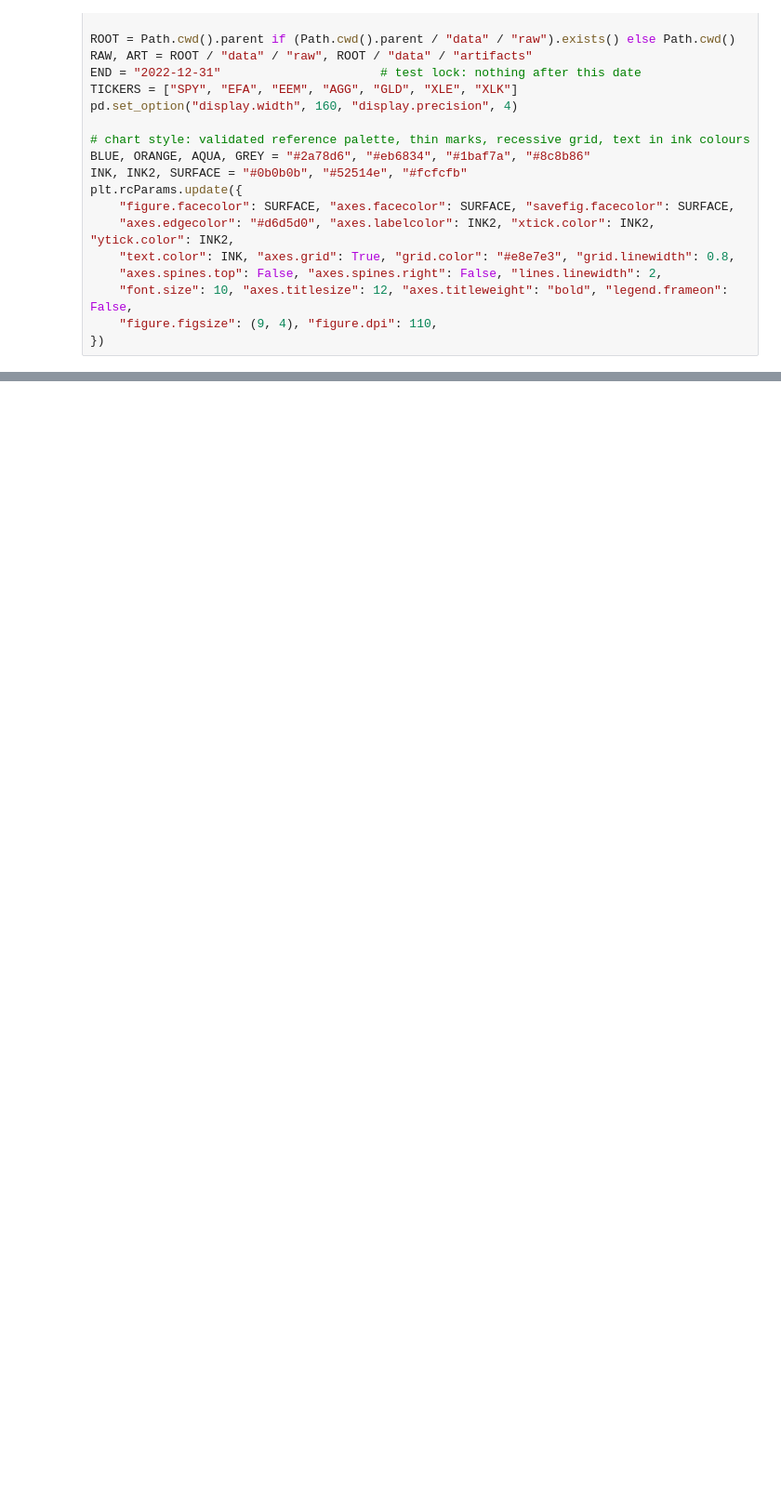
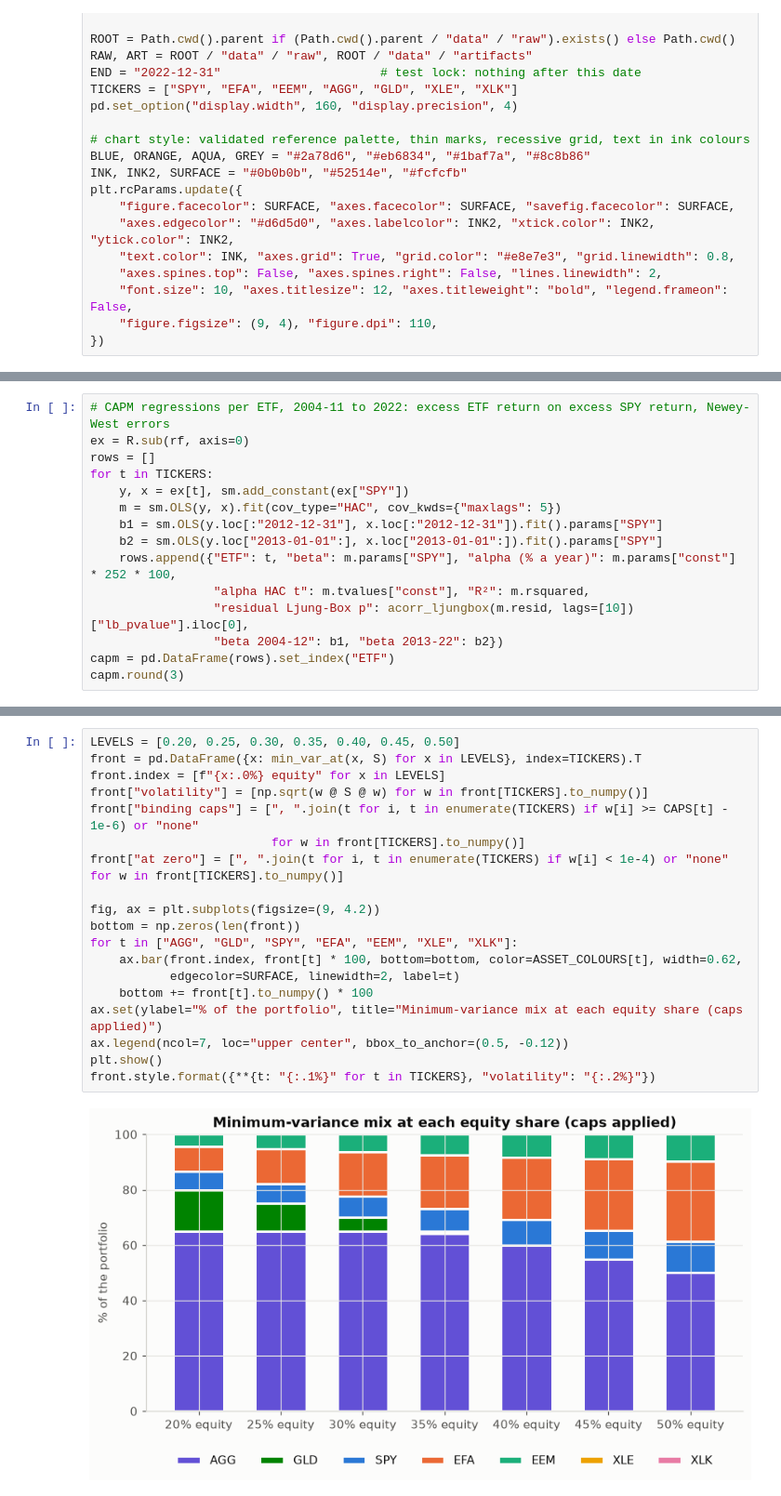
Before and after one commit to Pasidu-Mihiranga/QuantEdge, a Jupyter notebook: notebooks/02_portfolio_frontier.ipynb, the cells around one changed output, grey strips where cells are left out. Shown at 93% size. Saved outputs shown, nothing was run; the diff lists cells and outputs as text; blank space fills up the shorter version.

```diff
--- a/notebooks/02_portfolio_frontier.ipynb
+++ b/notebooks/02_portfolio_frontier.ipynb
@@ -123,0 +127,15 @@ Compare your KPIs with `data/artifacts/portfolio_scorecard_val.parquet` for the
+# %%
+# CAPM regressions per ETF, 2004-11 to 2022: excess ETF return on excess SPY return, Newey-West errors
+ex = R.sub(rf, axis=0)
+rows = []
+for t in TICKERS:
+    y, x = ex[t], sm.add_constant(ex["SPY"])
+    m = sm.OLS(y, x).fit(cov_type="HAC", cov_kwds={"maxlags": 5})
+    b1 = sm.OLS(y.loc[:"2012-12-31"], x.loc[:"2012-12-31"]).fit().params["SPY"]
+    b2 = sm.OLS(y.loc["2013-01-01":], x.loc["2013-01-01":]).fit().params["SPY"]
+    rows.append({"ETF": t, "beta": m.params["SPY"], "alpha (% a year)": m.params["const"] * 252 * 100,
+                 "alpha HAC t": m.tvalues["const"], "R²": m.rsquared,
+                 "residual Ljung-Box p": acorr_ljungbox(m.resid, lags=[10])["lb_pvalue"].iloc[0],
+                 "beta 2004-12": b1, "beta 2013-22": b2})
+capm = pd.DataFrame(rows).set_index("ETF")
+capm.round(3)
@@ -123,0 +159,21 @@ Compare your KPIs with `data/artifacts/portfolio_scorecard_val.parquet` for the
+# %%
+LEVELS = [0.20, 0.25, 0.30, 0.35, 0.40, 0.45, 0.50]
+front = pd.DataFrame({x: min_var_at(x, S) for x in LEVELS}, index=TICKERS).T
+front.index = [f"{x:.0%} equity" for x in LEVELS]
+front["volatility"] = [np.sqrt(w @ S @ w) for w in front[TICKERS].to_numpy()]
+front["binding caps"] = [", ".join(t for i, t in enumerate(TICKERS) if w[i] >= CAPS[t] - 1e-6) or "none"
+                         for w in front[TICKERS].to_numpy()]
+front["at zero"] = [", ".join(t for i, t in enumerate(TICKERS) if w[i] < 1e-4) or "none" for w in front[TICKERS].to_numpy()]
+
+fig, ax = plt.subplots(figsize=(9, 4.2))
+bottom = np.zeros(len(front))
+for t in ["AGG", "GLD", "SPY", "EFA", "EEM", "XLE", "XLK"]:
+    ax.bar(front.index, front[t] * 100, bottom=bottom, color=ASSET_COLOURS[t], width=0.62,
+           edgecolor=SURFACE, linewidth=2, label=t)
+    bottom += front[t].to_numpy() * 100
+ax.set(ylabel="% of the portfolio", title="Minimum-variance mix at each equity share (caps applied)")
+ax.legend(ncol=7, loc="upper center", bbox_to_anchor=(0.5, -0.12))
+plt.show()
+front.style.format({**{t: "{:.1%}" for t in TICKERS}, "volatility": "{:.2%}"})
+# %% [output]
+[figure, added]
```
Also changed, not shown: parts of 51 cells of this notebook, 9 other files.
